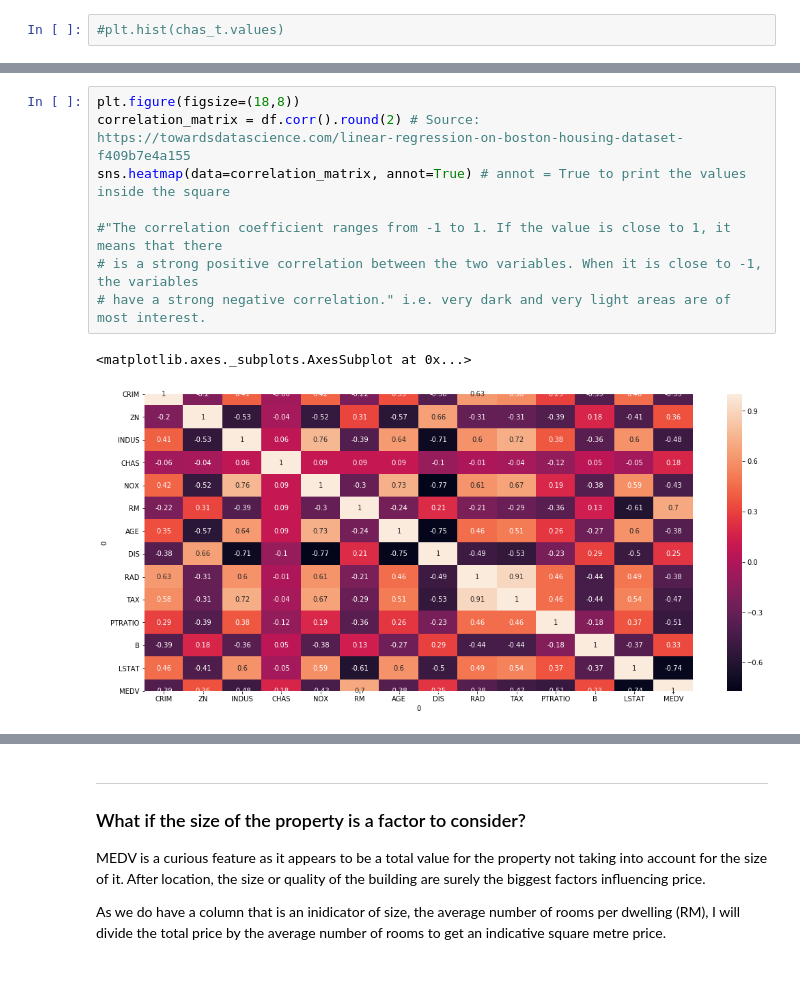
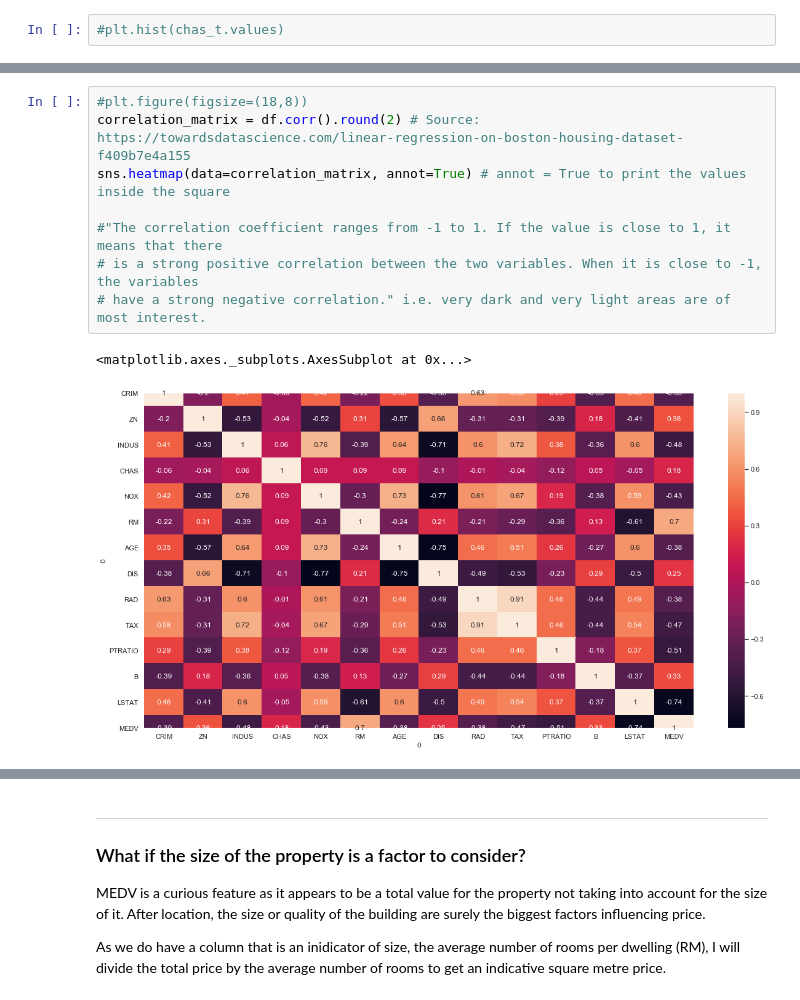
Before and after one commit to eimearbutler7/Sem_4_Machine_Learning_Assessment, a Jupyter notebook: Boston House Prices.ipynb.ipynb, the cells around one changed output, grey strips where cells are left out. Drawn from its saved outputs; the diff is of its cells as text.

```diff
--- a/Boston House Prices.ipynb.ipynb
+++ b/Boston House Prices.ipynb.ipynb
@@ -128,14 +140,14 @@ sns.distplot(chas_f, color='r') # houses farther from the river are in red
 # %%
-plt.figure(figsize=(18,8))
+#plt.figure(figsize=(18,8))
 correlation_matrix = df.corr().round(2) # Source: https://towardsdatascience.com/linear-regression-on-boston-housing-dataset-f409b7e4a155
 sns.heatmap(data=correlation_matrix, annot=True) # annot = True to print the values inside the square
 
 #"The correlation coefficient ranges from -1 to 1. If the value is close to 1, it means that there
 # is a strong positive correlation between the two variables. When it is close to -1, the variables
 # have a strong negative correlation." i.e. very dark and very light areas are of most interest.
 # %% [output]
 <matplotlib.axes._subplots.AxesSubplot at 0x...>
-[figure, old version]
+[figure, new version]
 # %% [markdown]
 As per the above quote, very dark (close to -1) show a strong negative correlation or very light areas (close to 1) a strong positive correlation.  For example, the strongest positive correlation between RAD and TAX is seen with a score of 0.91. This means the houses with the most accessibility to radial highways are more likely to pay the full-value property-tax rate per $10,000.
 
```
Also changed, not shown: parts of 53 cells of this notebook, 1 other file.
